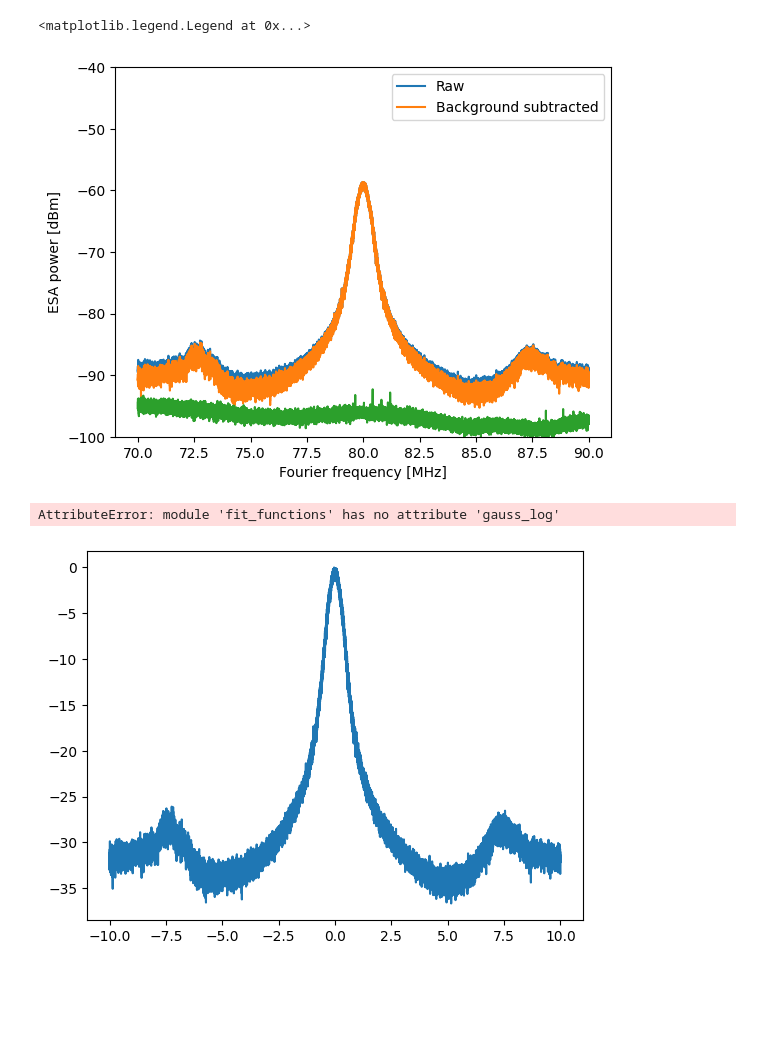
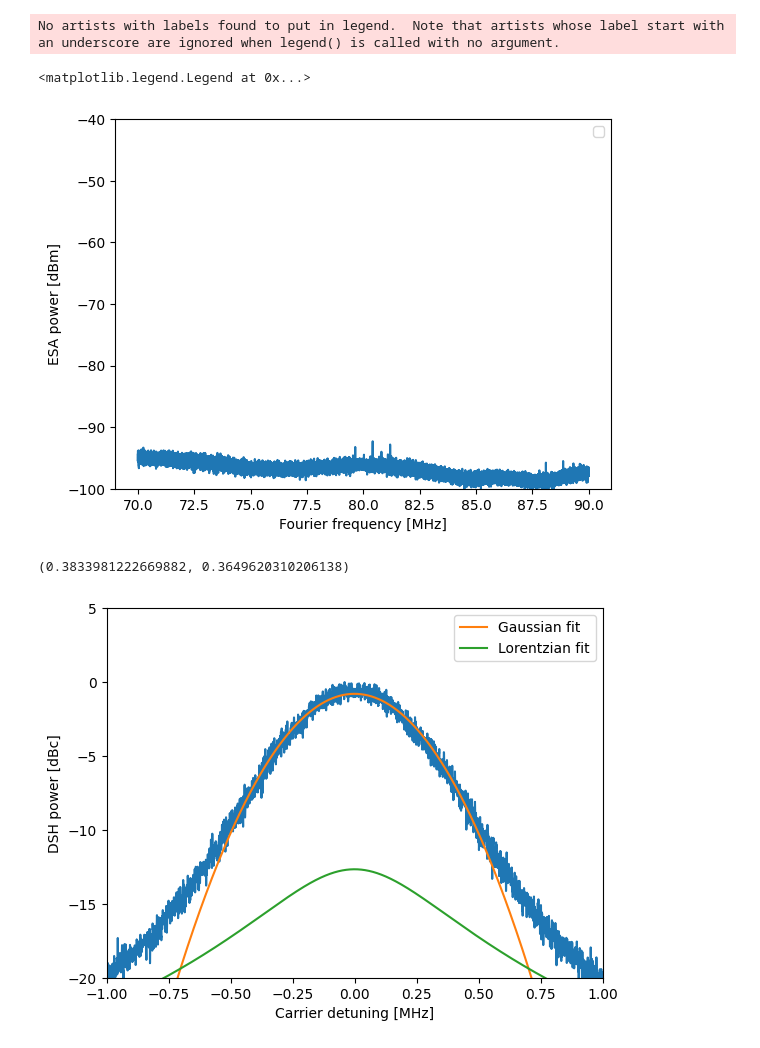
Before and after one commit to auphotonicLab/PICLab-narrow-linewidth, a Jupyter notebook: feedback-u-shaped-laser/U shaped single measurements.ipynb, the cells around one changed output. Drawn from its saved outputs; the diff is of its cells as text; code cells hidden in the pictures; blank space fills up the shorter version.

Commit message:
Fitted zeta function to raw data (uploaded again after saving the file)

```diff
--- a/feedback-u-shaped-laser/U shaped single measurements.ipynb
+++ b/feedback-u-shaped-laser/U shaped single measurements.ipynb
@@ -11,6 +9,8 @@ import data_processing as dp
 path = r"O:\Tech_Photonics\Projects\Narrow Linewidth\MFB Chips\Chip 3 Feedback measurements\U shaped measurements\Measurements_2024-02-16\10-03-34single_measurement_PD background noise,\ESA_spectrum_PD background"
 path_spectrum = r"O:\Tech_Photonics\Projects\Narrow Linewidth\MFB Chips\Chip 3 Feedback measurements\U shaped measurements\Measurements_2024-02-16\2024-02-16_11-28-07single_measurement_EOM_on_80MHz\2024-02-16_11-28-07_ESA_full_spectrum_, EOM on at 80 MHz, ,feedback_None"
 path_bg = r"O:\Tech_Photonics\Projects\Narrow Linewidth\MFB Chips\Chip 3 Feedback measurements\U shaped measurements\Measurements_2024-02-16\2024-02-16_11-29-30single_measurement_EOM_off\2024-02-16_11-29-30_ESA_full_spectrum_, EOM off,feedback_None"
+
+
 
 peak1 = r"O:\Tech_Photonics\Projects\Narrow Linewidth\MFB Chips\Chip 3 Feedback measurements\U shaped measurements\2024-02-16_16-43-56single_measurement_EOM_on_80MHz\2024-02-16_16-43-56_ESA_peak_spectrum_, EOM on at 80 MHz, ,feedback_-57.08 dB.txt"
 peak1_bg = r"O:\Tech_Photonics\Projects\Narrow Linewidth\MFB Chips\Chip 3 Feedback measurements\U shaped measurements\2024-02-16_16-43-56single_measurement_EOM_on_80MHz\2024-02-16_16-43-56_ESA_peak_spectrum_, EOM off,feedback_-57.08 dB.txt"
@@ -22,7 +22,6 @@ directory4 =  r"O:\Tech_Photonics\Projects\Narrow Linewidth\MFB Chips\Chip 3 Fee
 directory5 = r"O:\Tech_Photonics\Projects\Narrow Linewidth\MFB Chips\Chip 3 Feedback measurements\Measurements_2024-02-18\2024-02-18_14-43-40single_measurement_"
 directory6 = r"O:\Tech_Photonics\Projects\Narrow Linewidth\MFB Chips\Chip 3 Feedback measurements\Measurements_2024-02-18\2024-02-18_15-02-33single_measurement_"
 
-'''
 def get_esa_data(path):
     #Returns:
     #freqs: frequency axis in MHz
@@ -49,7 +48,7 @@ def subtract_background(path_spectrum,path_bg,k=1):
     powers_difference = 10*np.log10(powers_difference_lin)
     return freqs, powers_difference
 
-def get_subtracted_background(signal,background,k=1, plot=True, center_about_carrier = False):
+def get_subtracted_background(signal,background,k=1, plot=False, center_about_carrier = False):
     freqs, powers = get_esa_data(signal)
     freqs_new, powers_new = subtract_background(signal,background,k)
     if plot:
@@ -97,7 +96,7 @@ def fit_profile(fs, ps, threshold_close, threshold_mid, threshold_far):
     plt.plot(fs,ps)
     params_close,_ = curve_fit(gauss_log,fs_close,ps_close)
     params_far,_ = curve_fit(lor_log,fs_far,ps_far)
-    fwhm1 = abs(params_close[0])*2*np.sqrt(2*np.log(2))*np.sqrt(10/np.log(10))
+    fwhm1 = abs(2*params_close[0])*2*np.sqrt(2*np.log(2))
     fwhm2 = 2*abs(params_far[1])
 
     plt.plot(fs,gauss_log(fs,*params_close),label = 'Gaussian fit')
@@ -116,4 +115,3 @@ def fit_profile_from_folder(directory, threshold_close, threshold_mid, threshold
     fs, ps = get_subtracted_background(esa_close[1], esa_close[0],plot=False, center_about_carrier=True)
     fwhm1, fwhm2 = fit_profile(fs, ps, threshold_close, threshold_mid, threshold_far)
     return fwhm1, fwhm2
-'''
@@ -129,21 +124,22 @@ dp.get_close_spectrum_from_folder(directory6,k=1)
 # %%
-fs, ps = dp.get_subtracted_background(peak1,peak1_bg,k=1)
-fs_bg, ps_bg = ld.get_esa_data(peak1_bg)
-ld.plot_spectrum(fs_bg, ps_bg)
+fs, ps = get_subtracted_background(peak1,peak1_bg,k=1)
+fs_bg, ps_bg = get_esa_data(peak1_bg)
+plot_spectrum(fs_bg, ps_bg)
 fs = fs - 80
 ps = ps - max(ps)
 plt.ylim([-100,-40])
 plt.legend()
 # %% [output]
-<matplotlib.legend.Legend at 0x...>
+No artists with labels found to put in legend.  Note that artists whose label start with an underscore are ignored when legend() is called with no argument.
+<matplotlib.legend.Legend at 0x...>
-[figure, old version]
+[figure, new version]
 # %%
 #fs, ps = get_close_spectrum_from_folder(directory)
-gauss_fwhm, lor_fwhm = dp.fit_profile(fs,ps,.5,2,3)
+gauss_fwhm, lor_fwhm = fit_profile(fs,ps,.5,2,3)
 plt.xlim([-1,1])
-plt.ylim([-5,5])
-gauss_fwhm
+plt.ylim([-20,5])
+gauss_fwhm/np.sqrt(2), lor_fwhm/2
 # %% [output]
-AttributeError: module 'fit_functions' has no attribute 'gauss_log'
+(0.3833981222669882, 0.3649620310206138)
-[figure, old version]
+[figure, new version]
 # %%
```
Also changed, not shown: parts of 8 cells of this notebook.
